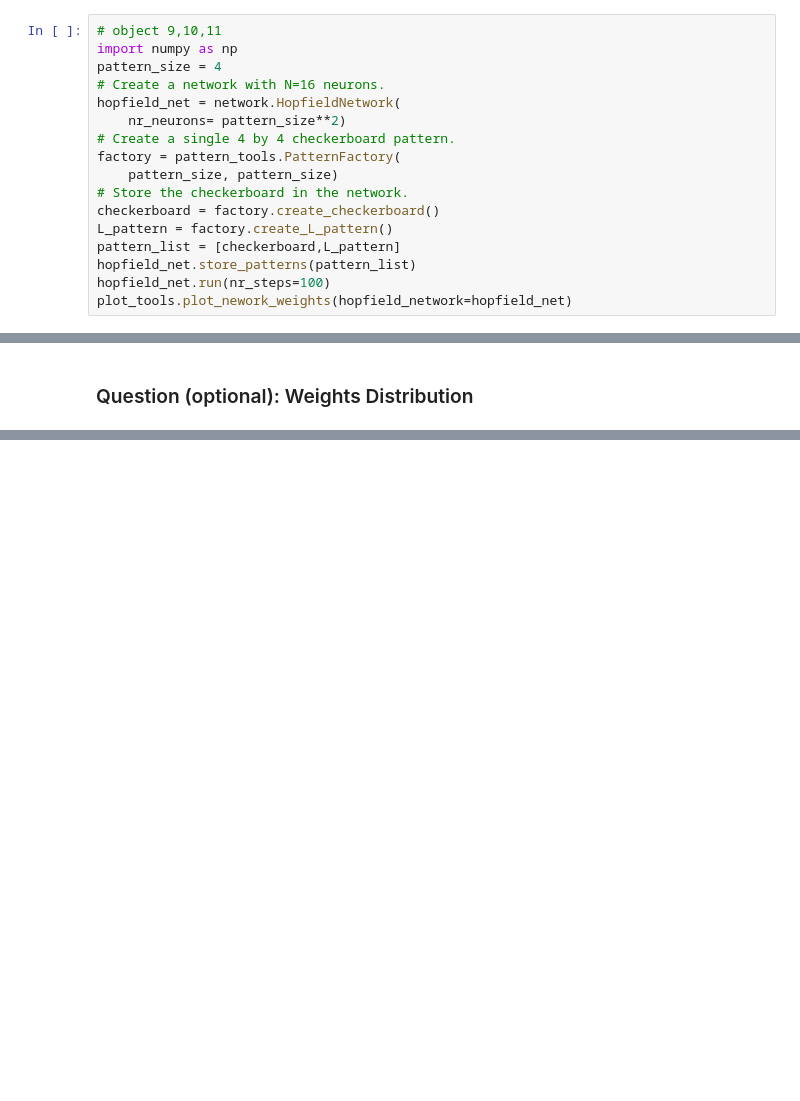
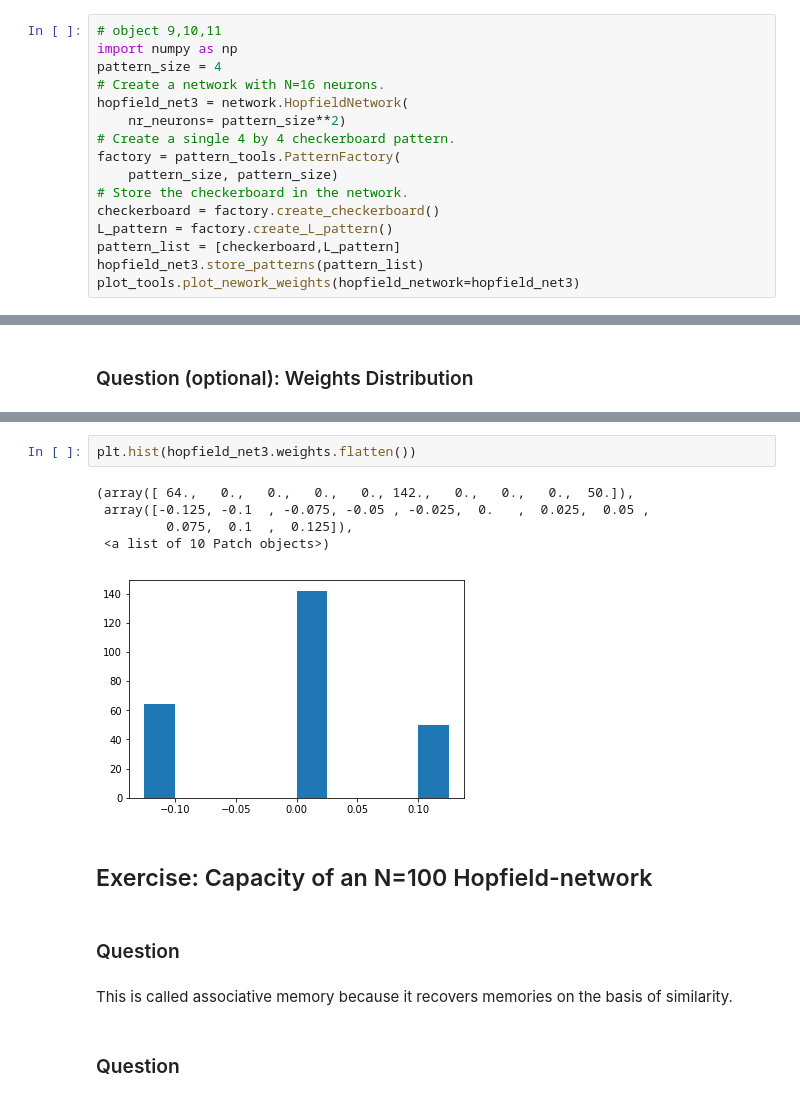
Before and after one commit to disadone/neuronaldynamics-epfl, a Jupyter notebook: neuronaldynamics-book-exercises/8-Hopfield Network model of associative memory.ipynb, the cells around one changed output, grey strips where cells are left out. Drawn from its saved outputs; the diff is of its cells as text; blank space fills up the shorter version.

```diff
--- a/neuronaldynamics-book-exercises/8-Hopfield Network model of associative memory.ipynb
+++ b/neuronaldynamics-book-exercises/8-Hopfield Network model of associative memory.ipynb
@@ -292,7 +327,7 @@ plot_tools.plot_nework_weights(hopfield_network=hopfield_net)
 import numpy as np
 pattern_size = 4
 # Create a network with N=16 neurons.
-hopfield_net = network.HopfieldNetwork(
+hopfield_net3 = network.HopfieldNetwork(
     nr_neurons= pattern_size**2)
 # Create a single 4 by 4 checkerboard pattern.
 factory = pattern_tools.PatternFactory(
@@ -301,9 +336,8 @@ factory = pattern_tools.PatternFactory(
 checkerboard = factory.create_checkerboard()
 L_pattern = factory.create_L_pattern()
 pattern_list = [checkerboard,L_pattern]
-hopfield_net.store_patterns(pattern_list)
-hopfield_net.run(nr_steps=100)
-plot_tools.plot_nework_weights(hopfield_network=hopfield_net)
+hopfield_net3.store_patterns(pattern_list)
+plot_tools.plot_nework_weights(hopfield_network=hopfield_net3)
 # %% [output]
 [figure]
 # %% [markdown]
@@ -310,0 +363,16 @@ plot_tools.plot_nework_weights(hopfield_network=hopfield_net)
+# %%
+plt.hist(hopfield_net3.weights.flatten())
+# %% [output]
+(array([ 64.,   0.,   0.,   0.,   0., 142.,   0.,   0.,   0.,  50.]),
+ array([-0.125, -0.1  , -0.075, -0.05 , -0.025,  0.   ,  0.025,  0.05 ,
+         0.075,  0.1  ,  0.125]),
+ <a list of 10 Patch objects>)
+[figure, added]
+# %% [markdown]
+## Exercise: Capacity of an N=100 Hopfield-network
+# %% [markdown]
+### Question
+# %% [markdown]
+This is called associative memory because it recovers memories on the basis of similarity.
+# %% [markdown]
+### Question
```
Also changed, not shown: parts of 22 cells of this notebook, 4 other files.
